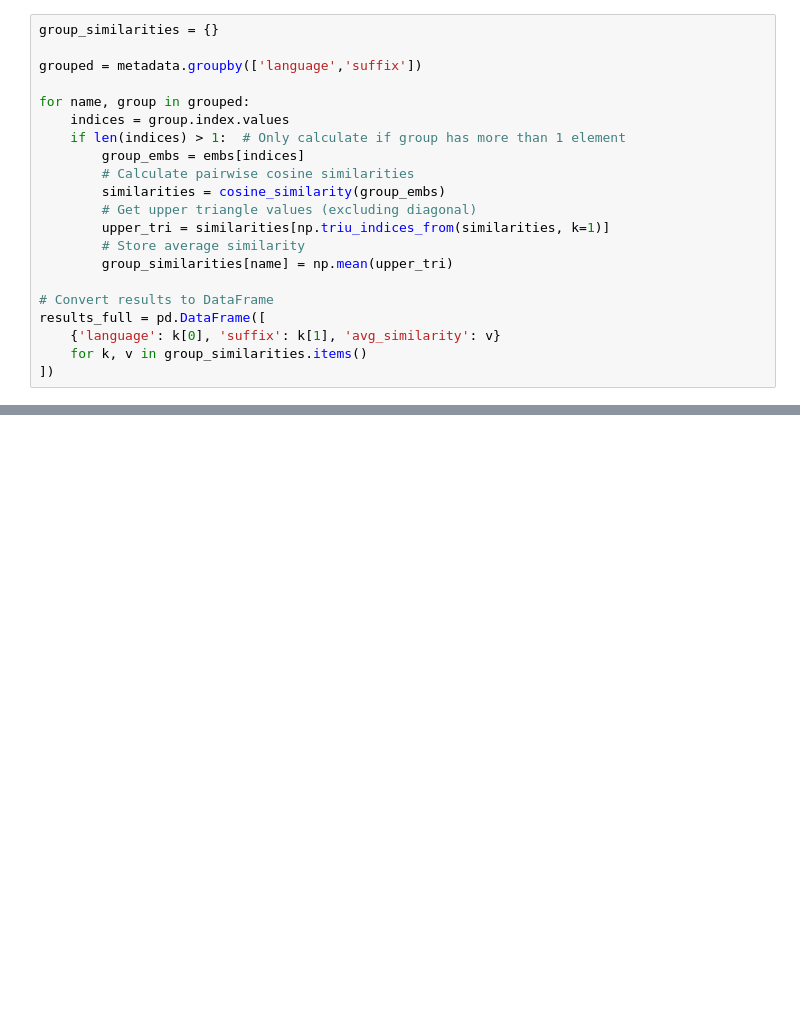
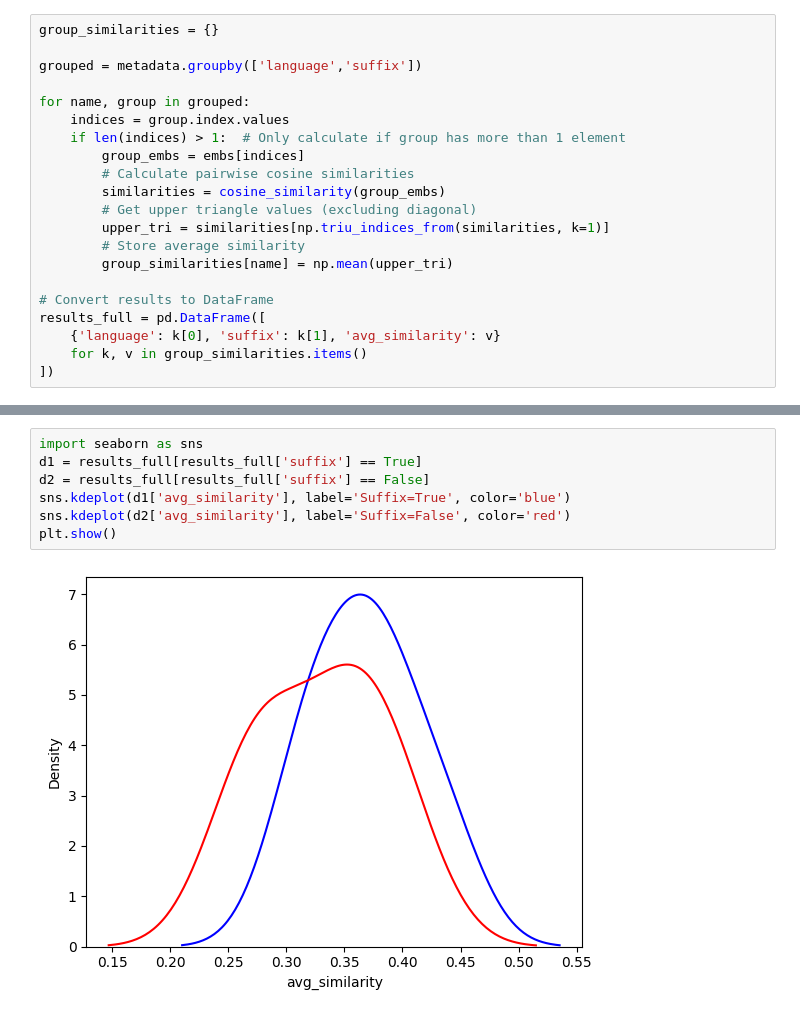
Before and after one commit to vminvsky/localization-gap, a Jupyter notebook: explore_embs.ipynb, the cells around one changed output, grey strips where cells are left out. Cells and saved outputs as stored; diff of their text form; blank space fills up the shorter version.

```diff
--- a/explore_embs.ipynb
+++ b/explore_embs.ipynb
@@ -111,0 +109,9 @@ plt.show()
+# %%
+import seaborn as sns
+d1 = results_full[results_full['suffix'] == True]
+d2 = results_full[results_full['suffix'] == False]
+sns.kdeplot(d1['avg_similarity'], label='Suffix=True', color='blue')
+sns.kdeplot(d2['avg_similarity'], label='Suffix=False', color='red')
+plt.show()
+# %% [output]
+[figure, added]
```
Also changed, not shown: parts of 11 cells of this notebook, 13 other files.
